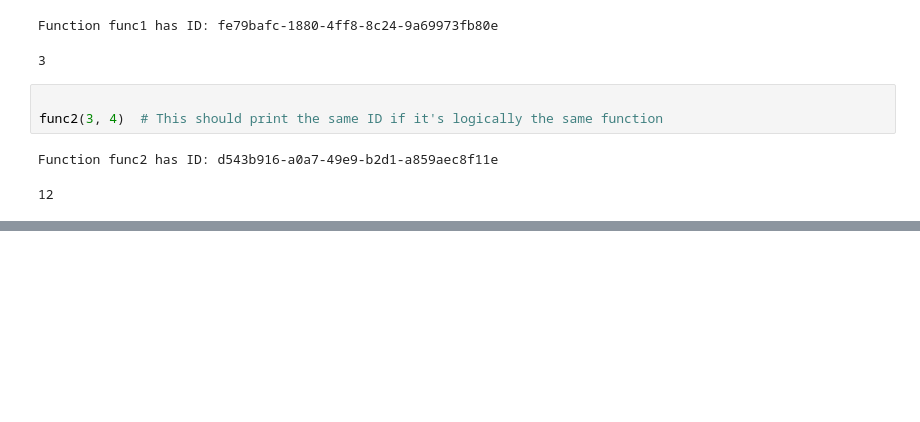
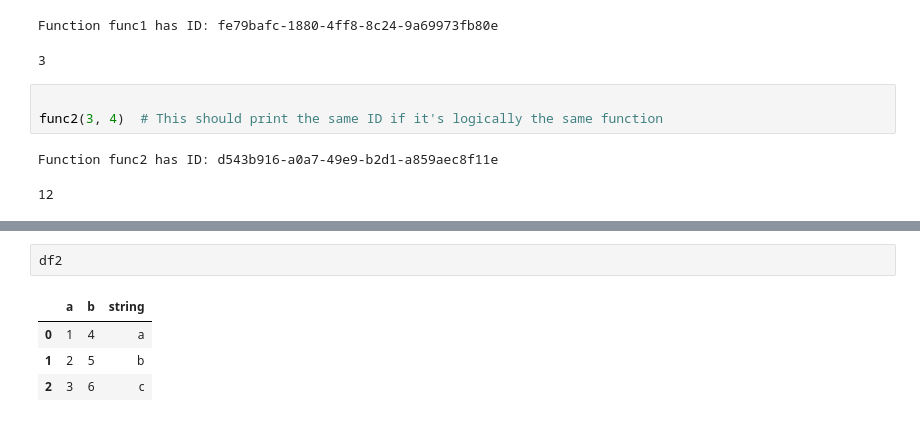
Before and after one commit to ahmedhindi/snapdiff, a Jupyter notebook: testing.ipynb, the cells around one changed output, grey strips where cells are left out. Drawn from its saved outputs; the diff is of its cells as text; blank space fills up the shorter version.

```diff
--- a/testing.ipynb
+++ b/testing.ipynb
@@ -412,0 +492,7 @@ Function func2 has ID: d543b916-a0a7-49e9-b2d1-a859aec8f11e
+# %%
+df2
+# %% [output]
+|  | a | b | string |
+| 0 | 1 | 4 | a |
+| 1 | 2 | 5 | b |
+| 2 | 3 | 6 | c |
```
Also changed, not shown: parts of 37 cells of this notebook, 4 other files.
